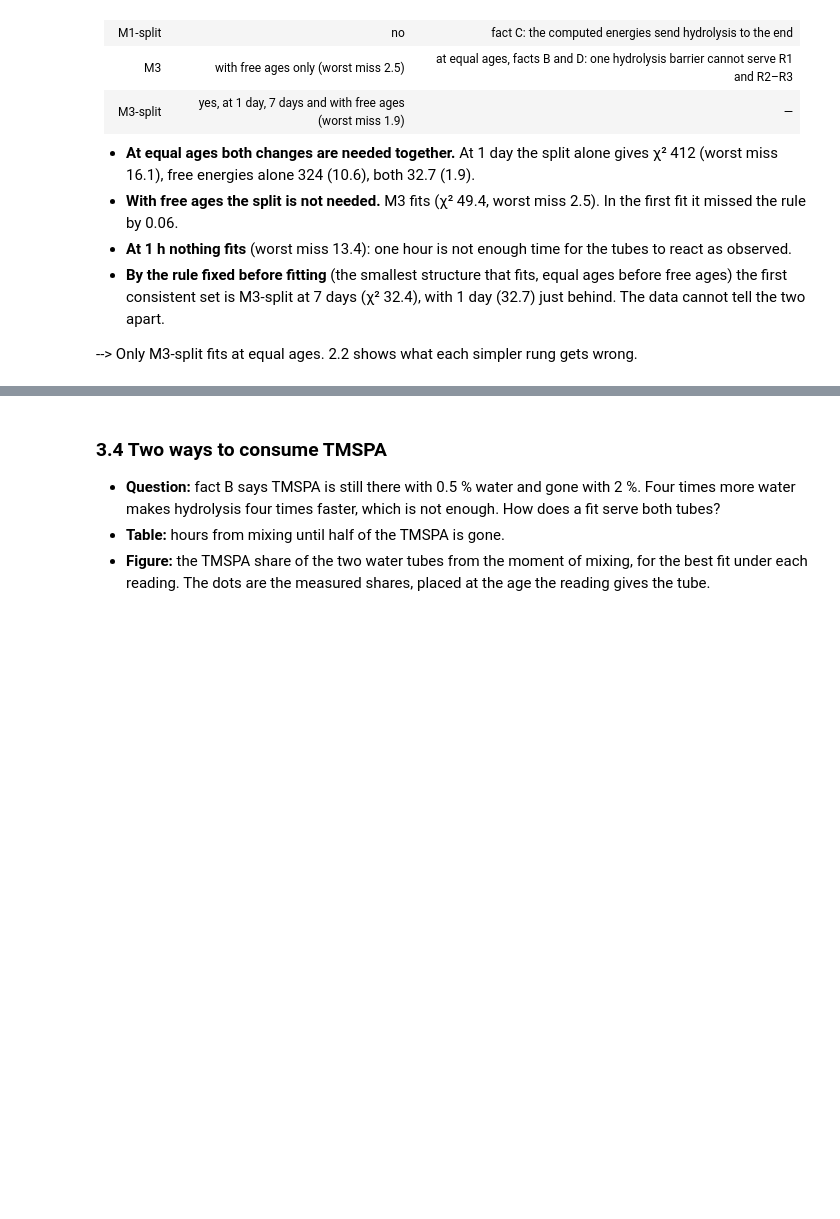
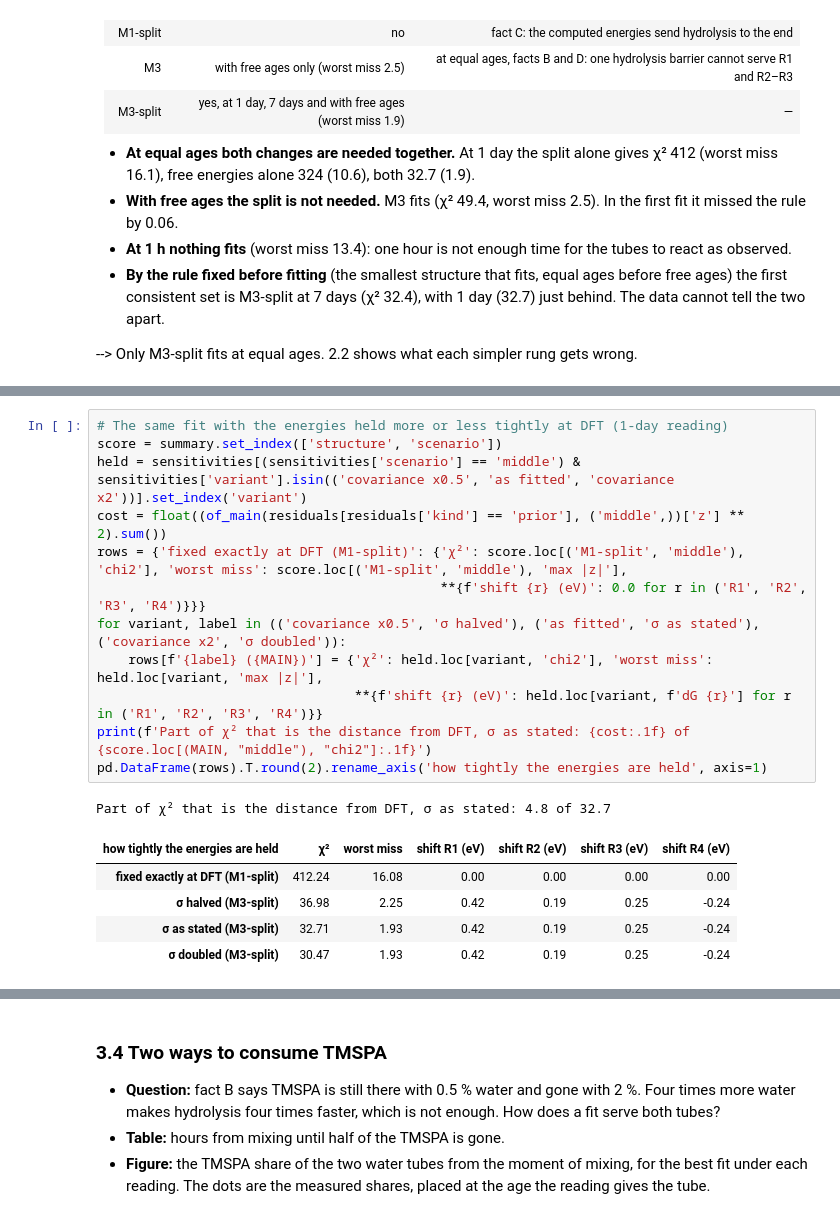
Before and after one commit to yralcaraz/atom-to-reactor, a Jupyter notebook: notebooks/05_first_fit_DRAFT.ipynb, the cells around one changed output, grey strips where cells are left out. Saved outputs shown, nothing was run; the diff lists cells and outputs as text; blank space fills up the shorter version.

```diff
--- a/notebooks/05_first_fit_DRAFT.ipynb
+++ b/notebooks/05_first_fit_DRAFT.ipynb
@@ -441,0 +565,19 @@ fit_plots.plot_energy_shifts(barriers, bands, structure=MAIN, computed=computed.
+# %%
+# The same fit with the energies held more or less tightly at DFT (1-day reading)
+score = summary.set_index(['structure', 'scenario'])
+held = sensitivities[(sensitivities['scenario'] == 'middle') & sensitivities['variant'].isin(('covariance x0.5', 'as fitted', 'covariance x2'))].set_index('variant')
+cost = float((of_main(residuals[residuals['kind'] == 'prior'], ('middle',))['z'] ** 2).sum())
+rows = {'fixed exactly at DFT (M1-split)': {'χ²': score.loc[('M1-split', 'middle'), 'chi2'], 'worst miss': score.loc[('M1-split', 'middle'), 'max |z|'],
+                                            **{f'shift {r} (eV)': 0.0 for r in ('R1', 'R2', 'R3', 'R4')}}}
+for variant, label in (('covariance x0.5', 'σ halved'), ('as fitted', 'σ as stated'), ('covariance x2', 'σ doubled')):
+    rows[f'{label} ({MAIN})'] = {'χ²': held.loc[variant, 'chi2'], 'worst miss': held.loc[variant, 'max |z|'],
+                                 **{f'shift {r} (eV)': held.loc[variant, f'dG {r}'] for r in ('R1', 'R2', 'R3', 'R4')}}
+print(f'Part of χ² that is the distance from DFT, σ as stated: {cost:.1f} of {score.loc[(MAIN, "middle"), "chi2"]:.1f}')
+pd.DataFrame(rows).T.round(2).rename_axis('how tightly the energies are held', axis=1)
+# %% [output]
+Part of χ² that is the distance from DFT, σ as stated: 4.8 of 32.7
+| how tightly the energies are held | χ² | worst miss | shift R1 (eV) | shift R2 (eV) | shift R3 (eV) | shift R4 (eV) |
+| fixed exactly at DFT (M1-split) | 412.24 | 16.08 | 0.00 | 0.00 | 0.00 | 0.00 |
+| σ halved (M3-split) | 36.98 | 2.25 | 0.42 | 0.19 | 0.25 | -0.24 |
+| σ as stated (M3-split) | 32.71 | 1.93 | 0.42 | 0.19 | 0.25 | -0.24 |
+| σ doubled (M3-split) | 30.47 | 1.93 | 0.42 | 0.19 | 0.25 | -0.24 |
```
Also changed, not shown: parts of 19 cells of this notebook, 16 other files.
